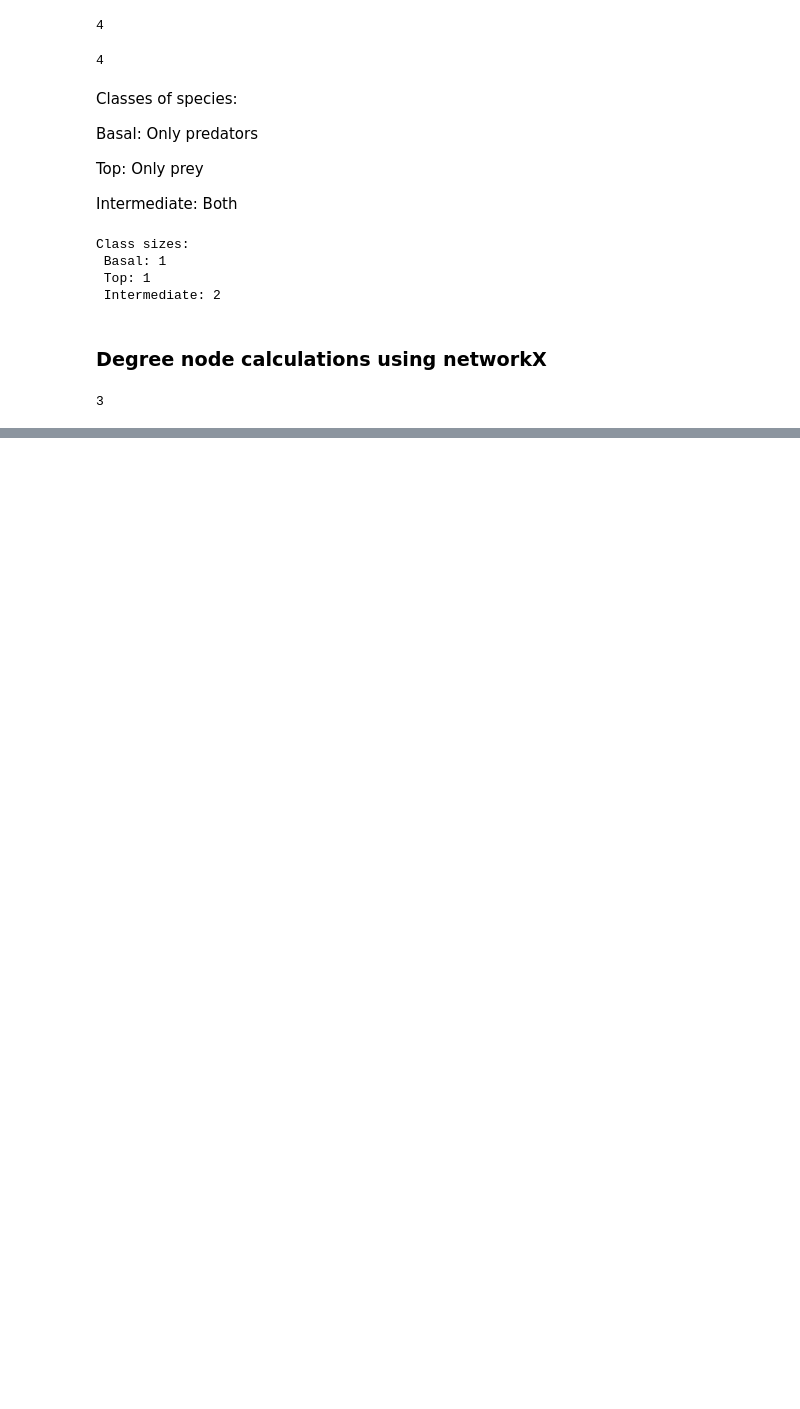
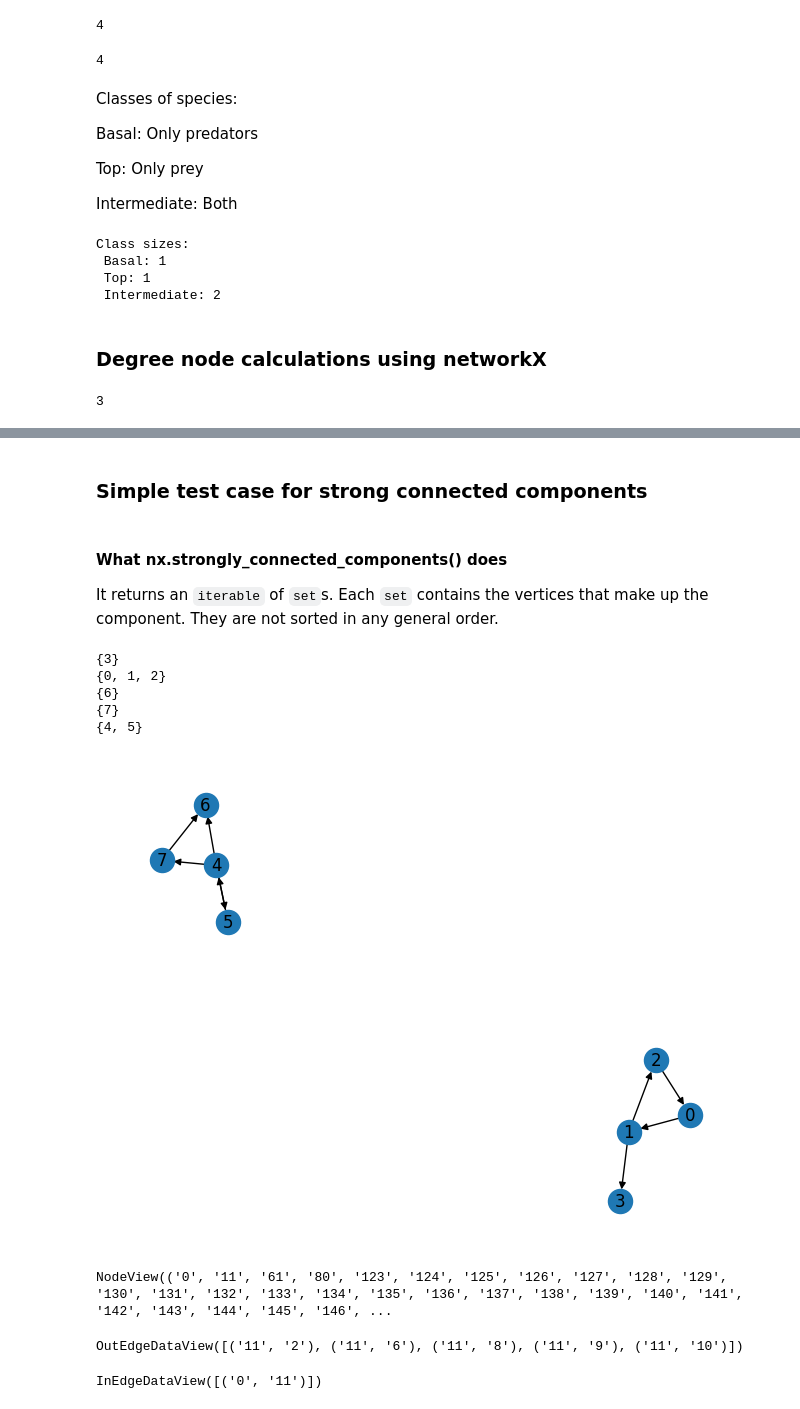
Before and after one commit to bryaneadams/data_sci_complex_networks, a Jupyter notebook: food_webs.ipynb, the cells around one changed output, grey strips where cells are left out. Cells and saved outputs as stored; diff of their text form; code cells hidden in the pictures; blank space fills up the shorter version.

```diff
--- a/food_webs.ipynb
+++ b/food_webs.ipynb
@@ -83,0 +163,25 @@ G.degree(2)
+# %% [markdown]
+### Simple test case for strong connected components
+# %%
+test_adjacency_matrix = [[0,1,0,0,0,0,0,0], \
+                         [0,0,1,1,0,0,0,0], \
+                         [1,0,0,0,0,0,0,0], \
+                         [0,0,0,0,0,0,0,0], \
+                         [0,0,0,0,0,1,1,1], \
+                         [0,0,0,0,1,0,0,0], \
+                         [0,0,0,0,0,0,0,0], \
+                         [0,0,0,0,0,0,1,0]
+]
+# %%
+test_dg = nx.DiGraph()
+for i in range(len(test_adjacency_matrix)):
+    test_dg.add_node(i)
+# %%
+for i in range(len(test_adjacency_matrix)):
+    for j in range(len(test_adjacency_matrix)):
+        if test_adjacency_matrix[i][j]==1:
+            test_dg.add_edge(i,j)
+# %% [markdown]
+#### What nx.strongly_connected_components() does
+
+It returns an `iterable` of `set`s. Each `set` contains the vertices that make up the component. They are not sorted in any general order.
@@ -83,0 +190,13 @@ G.degree(2)
+# %%
+for c in test_scc:
+    print(c)
+# %% [output]
+{3}
+{0, 1, 2}
+{6}
+{7}
+{4, 5}
+# %%
+nx.draw(test_dg, with_labels = True)
+# %% [output]
+[figure, added]
@@ -83,0 +211,14 @@ G.degree(2)
+# %%
+DG.nodes
+# %% [output]
+NodeView(('0', '11', '61', '80', '123', '124', '125', '126', '127', '128', '129', '130', '131', '132', '133', '134', '135', '136', '137', '138', '139', '140', '141', '142', '143', '144', '145', '146', ...
+# %%
+# Provides all of the out edges
+DG.out_edges('11')
+# %% [output]
+OutEdgeDataView([('11', '2'), ('11', '6'), ('11', '8'), ('11', '9'), ('11', '10')])
+# %%
+# Provides all of the inbound edges to a node
+DG.in_edges('11')
+# %% [output]
+InEdgeDataView([('0', '11')])
```
Also changed, not shown: parts of 19 cells of this notebook, 2 other files.
